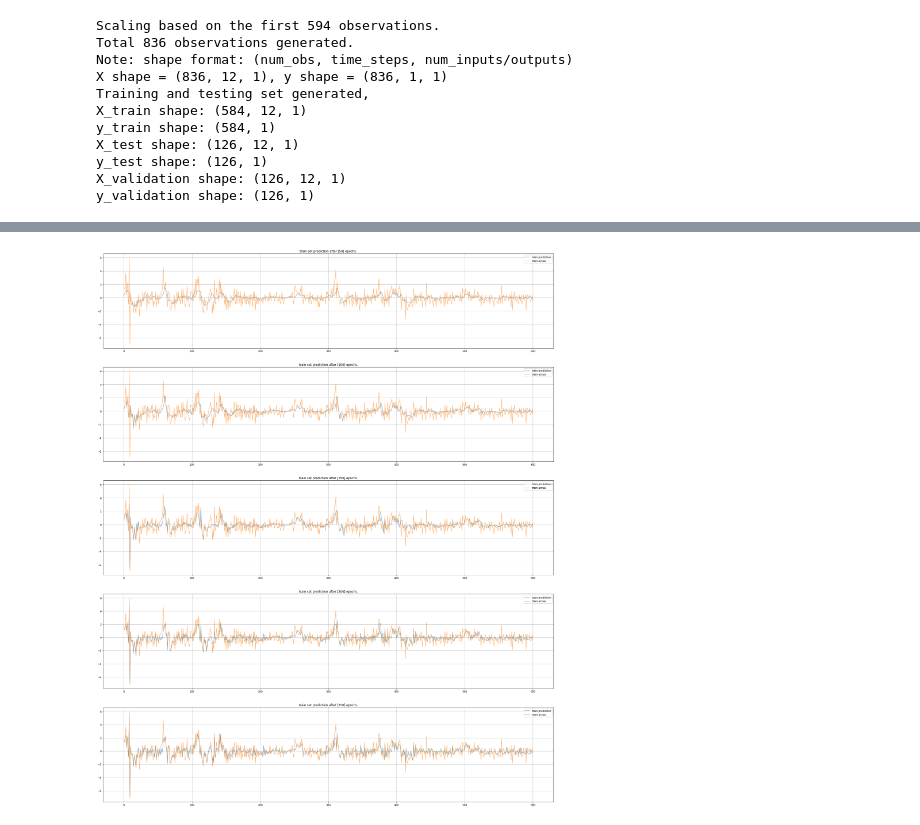
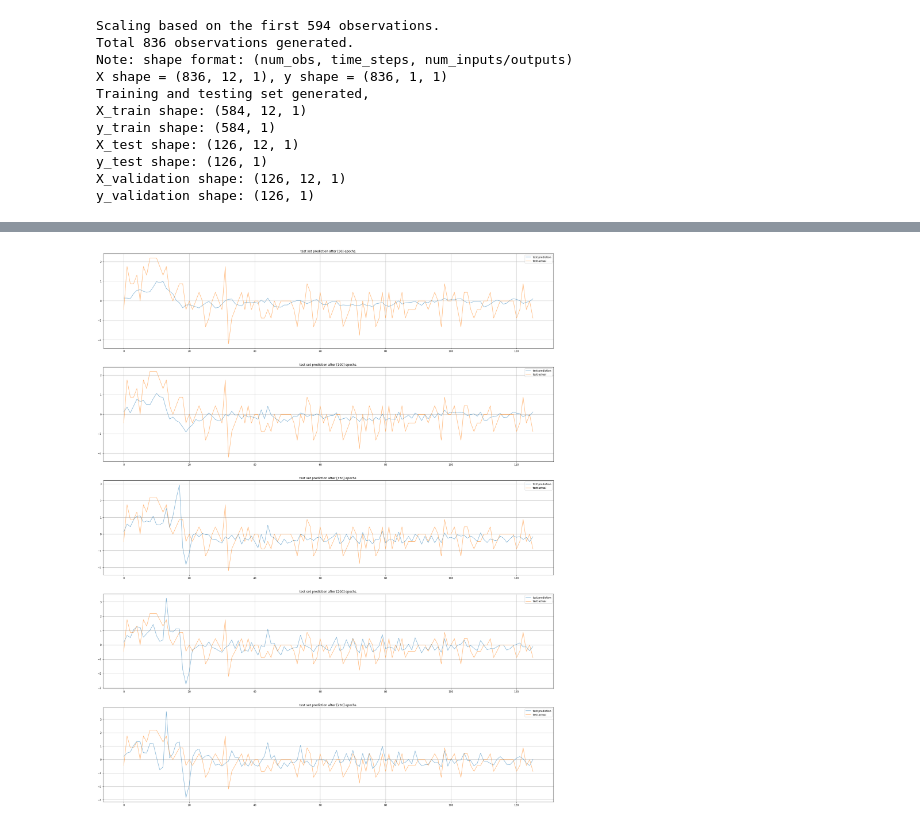
Before and after one commit to TianyuDu/AnnEconForecast, a Jupyter notebook: notebooks/stacked_lstm.ipynb, the cells around one changed output, grey strips where cells are left out. Drawn from its saved outputs; the diff is of its cells as text; code cells hidden in the pictures.

Commit message:
update training result

```diff
--- a/notebooks/stacked_lstm.ipynb
+++ b/notebooks/stacked_lstm.ipynb
@@ -164,9 +164,9 @@ Loss Summary:
 # plt.title("Training Set Result")
 # plt.show()
 # %%
-fig = plot_checkpoints(predictions, y_train, "train")
+fig = plot_checkpoints(predictions, y_test, "test")
 # %% [output]
-[figure, old version]
+[figure, new version]
 # %%
 # plt.close()
 # plt.figure(figsize=(32, 16))
```
Also changed, not shown: parts of 1 cell of this notebook, 2 other files.
